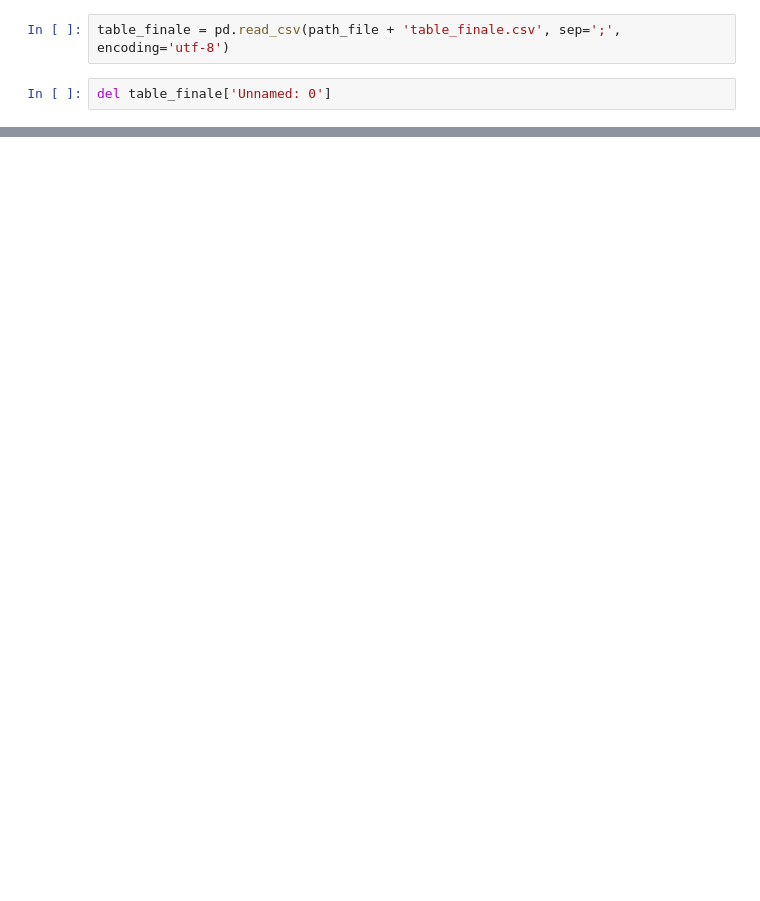
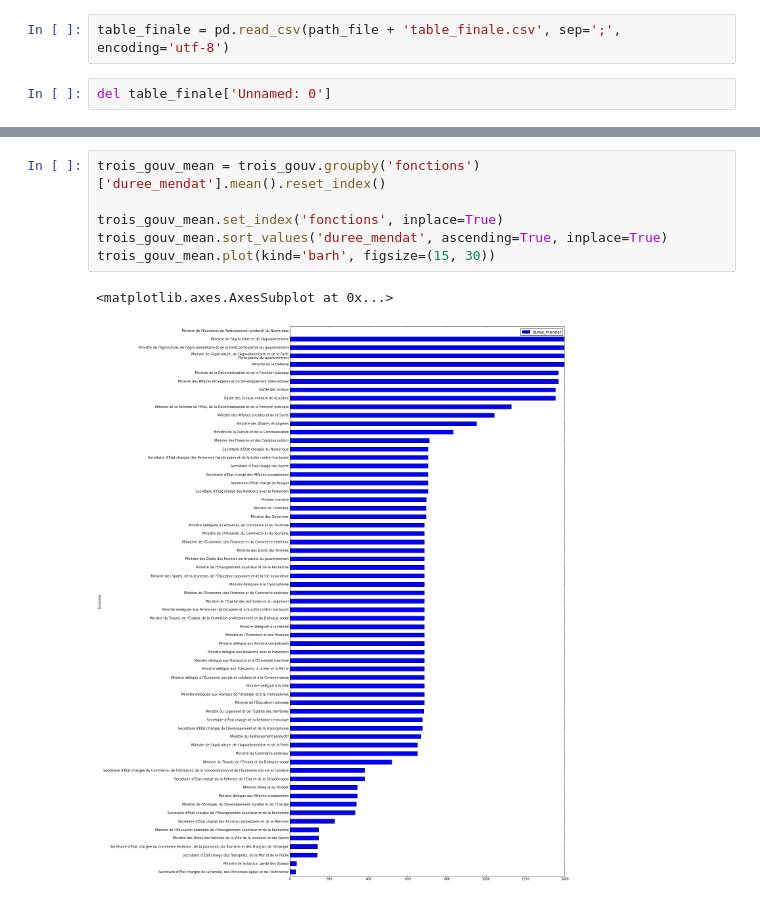
Before and after one commit to FloSugar/ScrapMyMinistres, a Jupyter notebook: Ministres_analyses.ipynb, the cells around one changed output, grey strips where cells are left out. Saved outputs shown, nothing was run; the diff lists cells and outputs as text; blank space fills up the shorter version.

```diff
--- a/Ministres_analyses.ipynb
+++ b/Ministres_analyses.ipynb
@@ -55,0 +40,9 @@ dtype: object
+# %%
+trois_gouv_mean = trois_gouv.groupby('fonctions')['duree_mendat'].mean().reset_index()
+
+trois_gouv_mean.set_index('fonctions', inplace=True)
+trois_gouv_mean.sort_values('duree_mendat', ascending=True, inplace=True)
+trois_gouv_mean.plot(kind='barh', figsize=(15, 30))
+# %% [output]
+<matplotlib.axes.AxesSubplot at 0x...>
+[figure, added]
```
Also changed, not shown: parts of 11 cells of this notebook.
